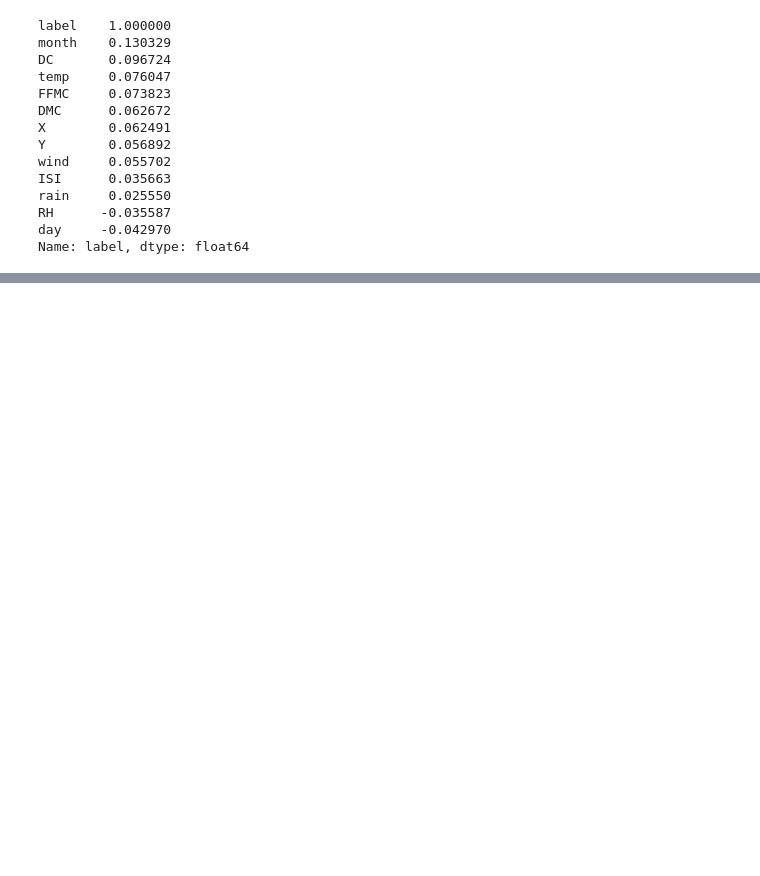
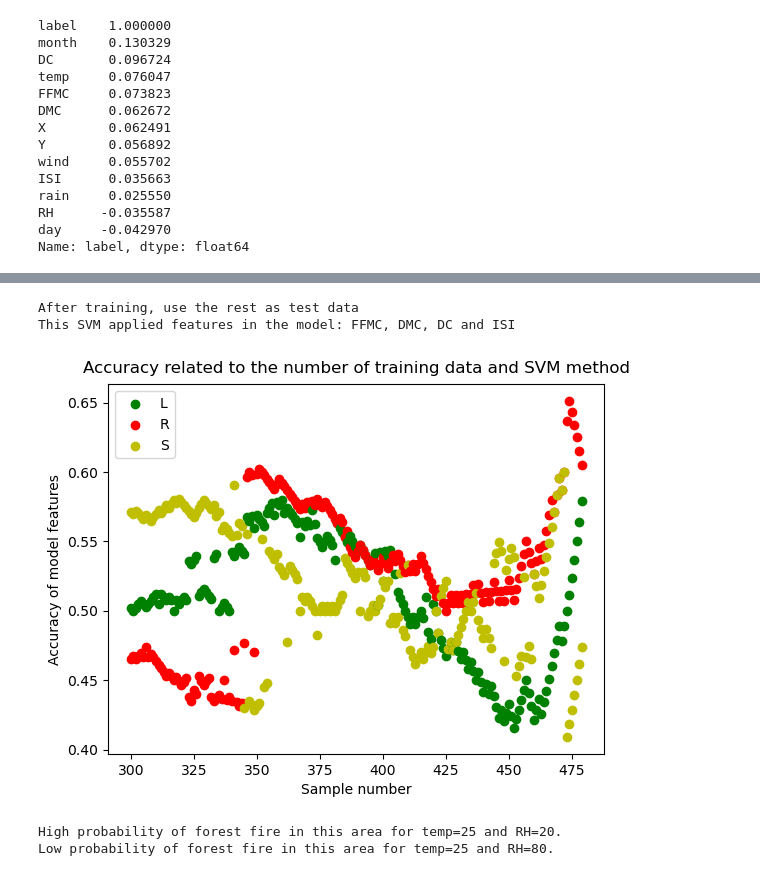
Before and after one commit to soveetnayak/fire-area-prediction, a Jupyter notebook: v1.ipynb, the cells around one changed output, grey strips where cells are left out. Drawn from its saved outputs; the diff is of its cells as text; code cells hidden in the pictures; blank space fills up the shorter version.

Commit message:
probability

```diff
--- a/v1.ipynb
+++ b/v1.ipynb
@@ -322,0 +304,12 @@ Forest fire alarm!
+# %%
+drawTrendSVM(300,480,1,0,0)
+# %% [output]
+After training, use the rest as test data
+This SVM applied features in the model: FFMC, DMC, DC and ISI
+[figure, added]
+# %%
+Give_prediction(25, 20)
+Give_prediction(25, 80)
+# %% [output]
+High probability of forest fire in this area for temp=25 and RH=20.
+Low probability of forest fire in this area for temp=25 and RH=80.
```
Also changed, not shown: parts of 5 cells of this notebook.
